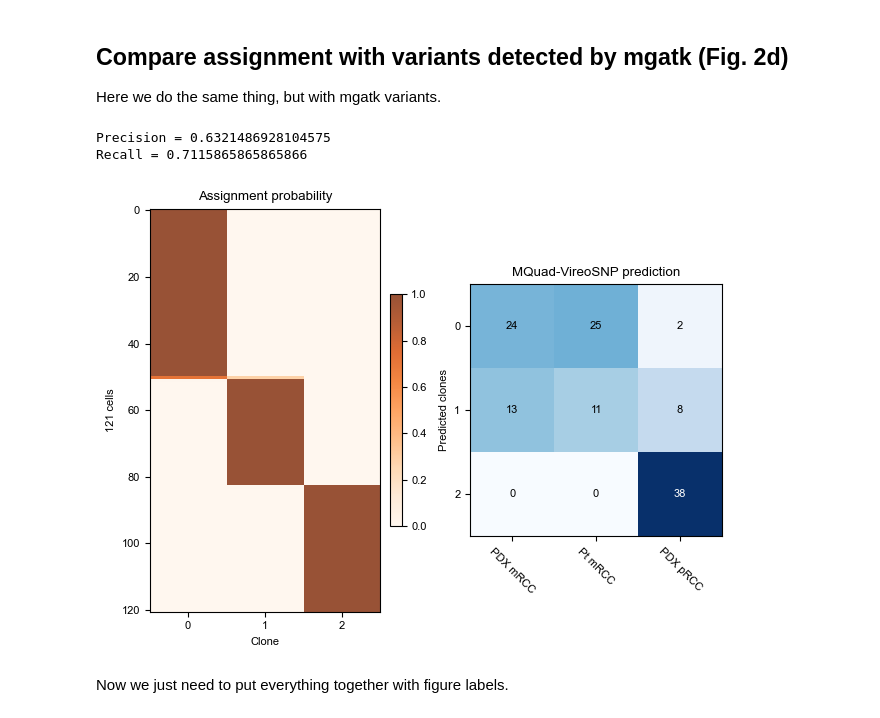
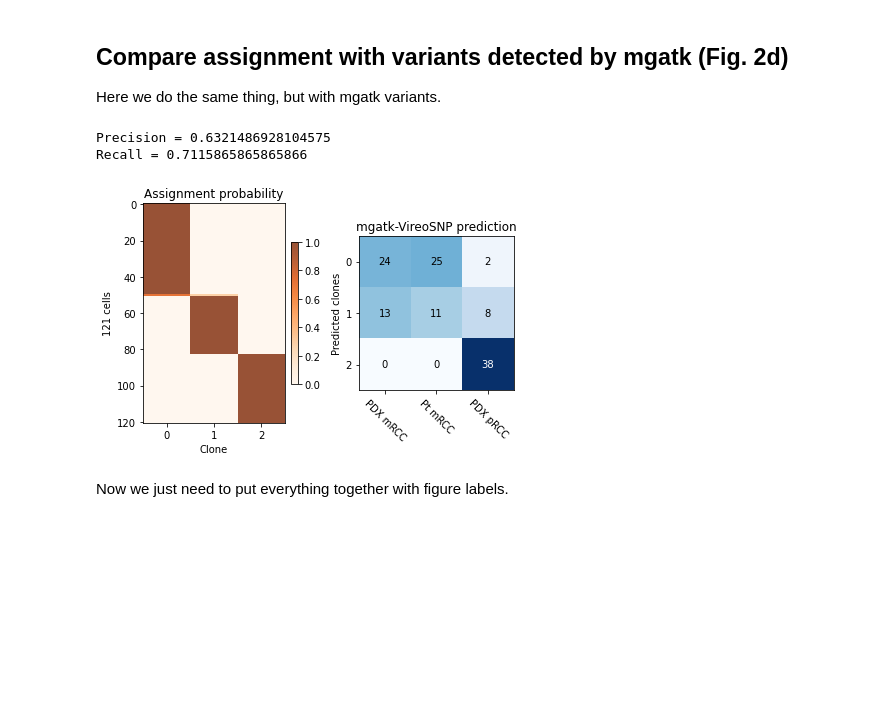
Before and after one commit to aaronkwc/MQuad_paper_reproduced_results, a Jupyter notebook: kim/kim_20210906.ipynb, the cells around one changed output. Saved outputs shown, nothing was run; the diff lists cells and outputs as text; code cells hidden in the pictures; blank space fills up the shorter version.

```diff
--- a/kim/kim_20210906.ipynb
+++ b/kim/kim_20210906.ipynb
@@ -174,7 +174,7 @@ def plot_figure_2c_heatmap(ID_prob, model):
     plt.xticks(range(model.n_donor))
     plt.tight_layout()
 
-def plot_figure_2c_confmatrix(ID_prob, ax):
+def plot_figure_2c_confmatrix(ID_prob, ax, title="MQuad-VireoSNP prediction"):
     clone_id = np.argmax(ID_prob, axis=1)
     real_lab = ['PDX mRCC'] * 37 + ['PDX pRCC'] * 48 + ['Pt mRCC'] * 36
     #real_lab = ['PDX mRCC'] * 36 + ['PDX pRCC'] * 46 + ['Pt mRCC'] * 34
@@ -182,7 +182,7 @@ def plot_figure_2c_confmatrix(ID_prob, ax):
     confusion = confusionMatrix(clone_id, real_lab)
     confusion = confusion[["PDX mRCC", "Pt mRCC", "PDX pRCC"]]
     res = plot_confusionMatrix(confusion, ax)
-    plt.title('MQuad-VireoSNP prediction')
+    plt.title(title)
     plt.ylabel('Predicted clones')
     plt.xticks(range(3), confusion.columns,rotation=315)
     plt.yticks(range(len(confusion)), set(clone_id))
@@ -214,14 +214,14 @@ mgatk_modelCA = _model
 # %%
 plt.subplot(1,2,1)
 plot_figure_2c_heatmap(mgatk_modelCA.ID_prob, mgatk_modelCA)
 
 #mquad confusion matrix
 ax = plt.subplot(1,2,2)
-plot_figure_2c_confmatrix(mgatk_modelCA.ID_prob, ax)
+plot_figure_2c_confmatrix(mgatk_modelCA.ID_prob, ax, title="mgatk-VireoSNP prediction")
 # %% [output]
 Precision = 0.6321486928104575
 Recall = 0.7115865865865866
-[figure, old version]
+[figure, new version]
 # %% [markdown]
 Now we just need to put everything together with figure labels.
 # %%
```
Also changed, not shown: parts of 4 cells of this notebook, 21 other files.
